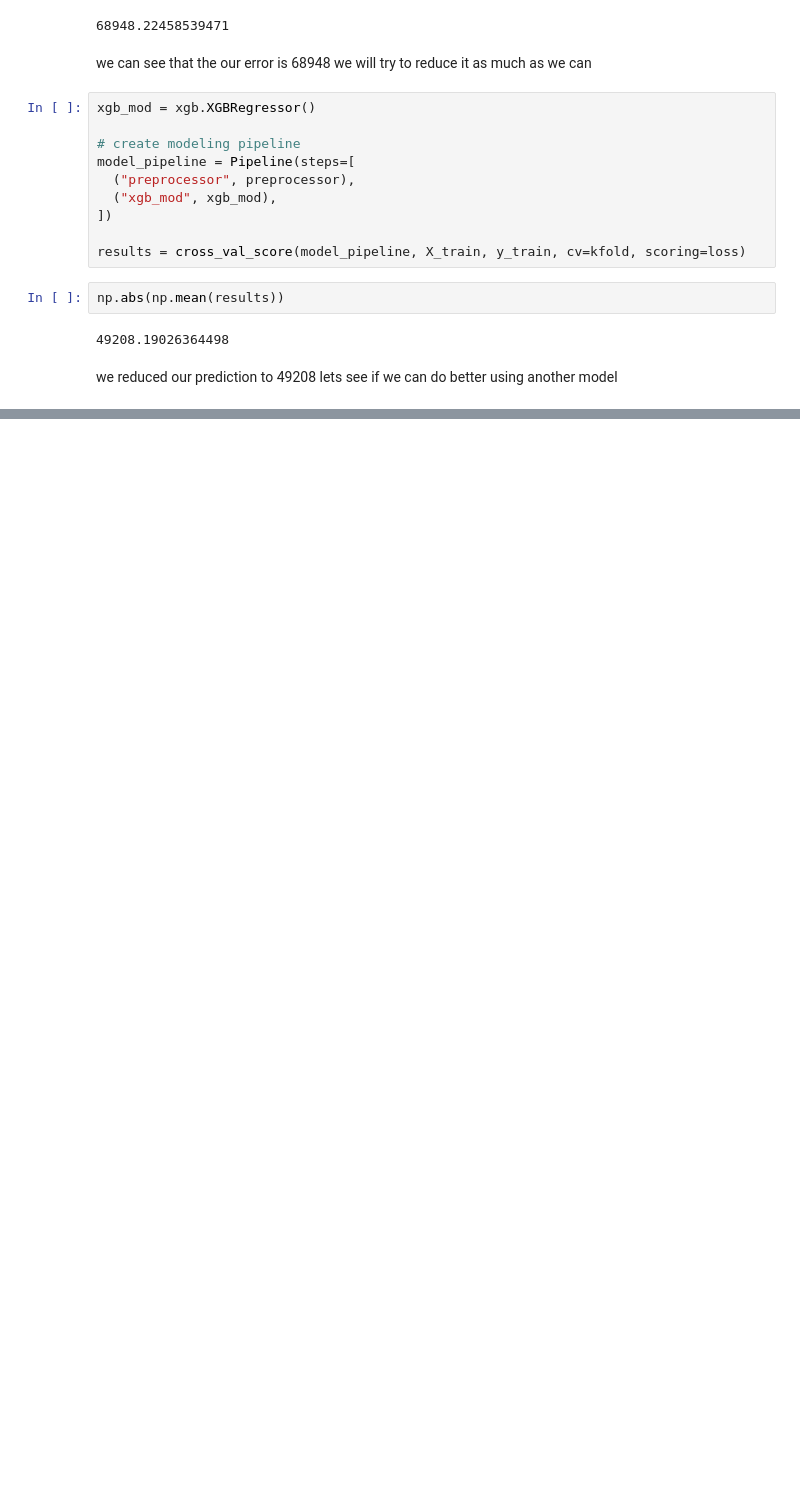
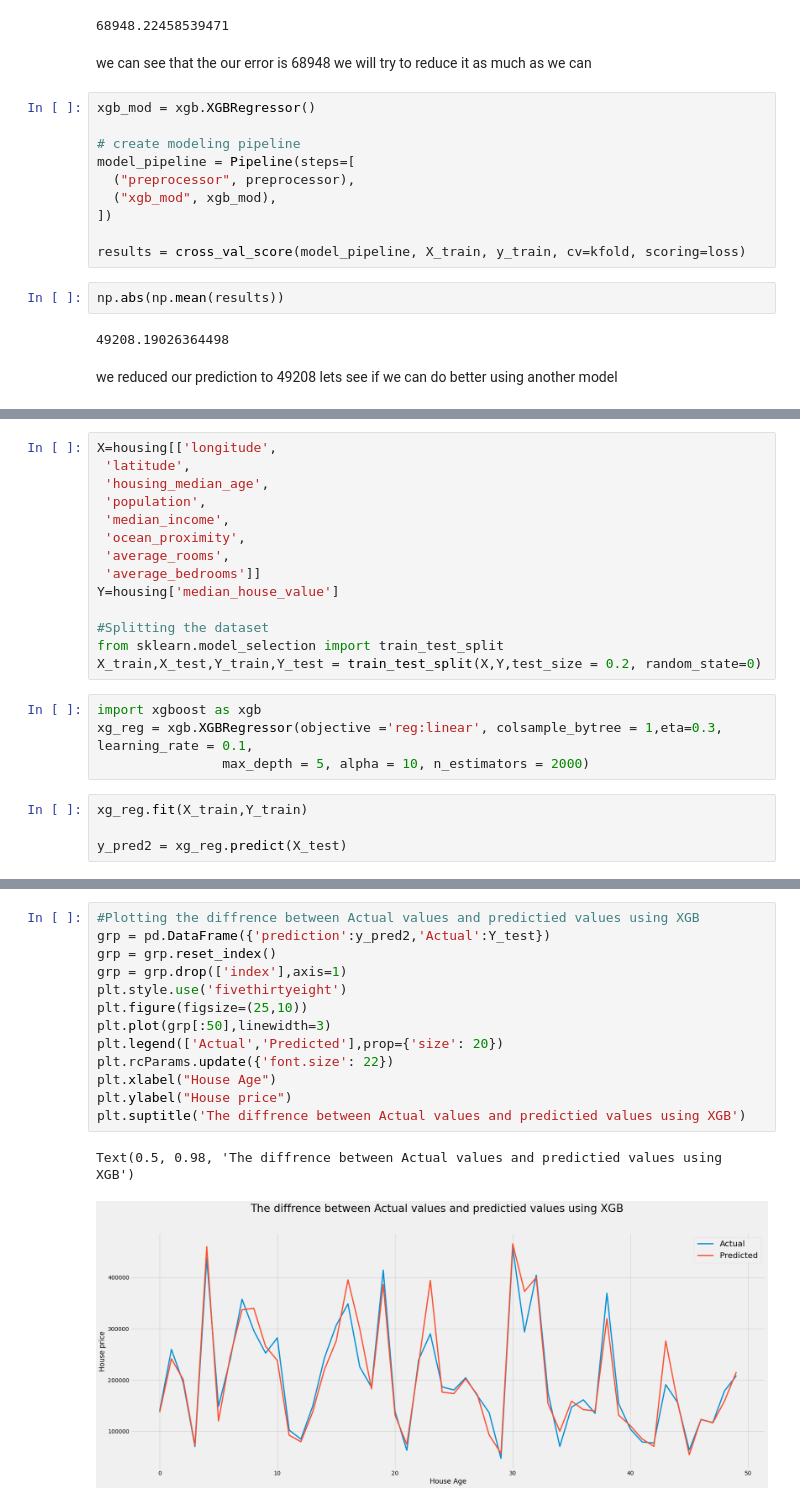
Before and after one commit to Abdulmalik-rebdi/California-housing, a Jupyter notebook: src/CALIFORNIA HOUSING PRICES.ipynb, the cells around one changed output, grey strips where cells are left out. Saved outputs shown, nothing was run; the diff lists cells and outputs as text; blank space fills up the shorter version.

```diff
--- a/src/CALIFORNIA HOUSING PRICES.ipynb
+++ b/src/CALIFORNIA HOUSING PRICES.ipynb
@@ -255,0 +284,22 @@ lets see if we can do better using another model
+# %%
+X=housing[['longitude',
+ 'latitude',
+ 'housing_median_age',
+ 'population',
+ 'median_income',
+ 'ocean_proximity',
+ 'average_rooms',
+ 'average_bedrooms']]
+Y=housing['median_house_value']
+
+#Splitting the dataset
+from sklearn.model_selection import train_test_split
+X_train,X_test,Y_train,Y_test = train_test_split(X,Y,test_size = 0.2, random_state=0)
+# %%
+import xgboost as xgb
+xg_reg = xgb.XGBRegressor(objective ='reg:linear', colsample_bytree = 1,eta=0.3, learning_rate = 0.1,
+                max_depth = 5, alpha = 10, n_estimators = 2000)
+# %%
+xg_reg.fit(X_train,Y_train)
+
+y_pred2 = xg_reg.predict(X_test)
@@ -255,0 +327,16 @@ lets see if we can do better using another model
+# %%
+#Plotting the diffrence between Actual values and predictied values using XGB
+grp = pd.DataFrame({'prediction':y_pred2,'Actual':Y_test})
+grp = grp.reset_index()
+grp = grp.drop(['index'],axis=1)
+plt.style.use('fivethirtyeight')
+plt.figure(figsize=(25,10))
+plt.plot(grp[:50],linewidth=3)
+plt.legend(['Actual','Predicted'],prop={'size': 20})
+plt.rcParams.update({'font.size': 22})
+plt.xlabel("House Age")
+plt.ylabel("House price")
+plt.suptitle('The diffrence between Actual values and predictied values using XGB')
+# %% [output]
+Text(0.5, 0.98, 'The diffrence between Actual values and predictied values using XGB')
+[figure, added]
```
Also changed, not shown: parts of 13 cells of this notebook.
